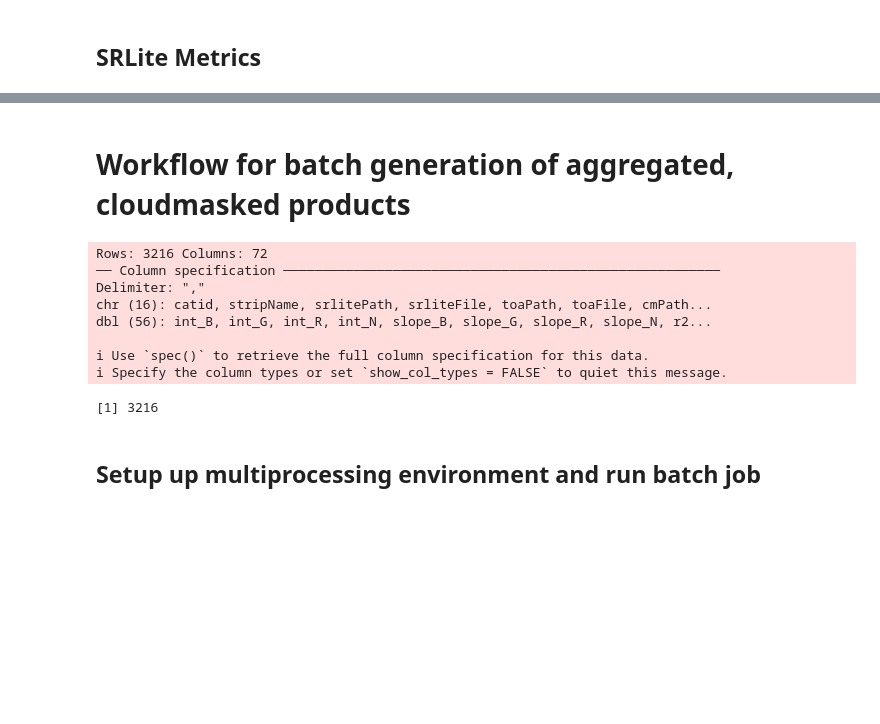
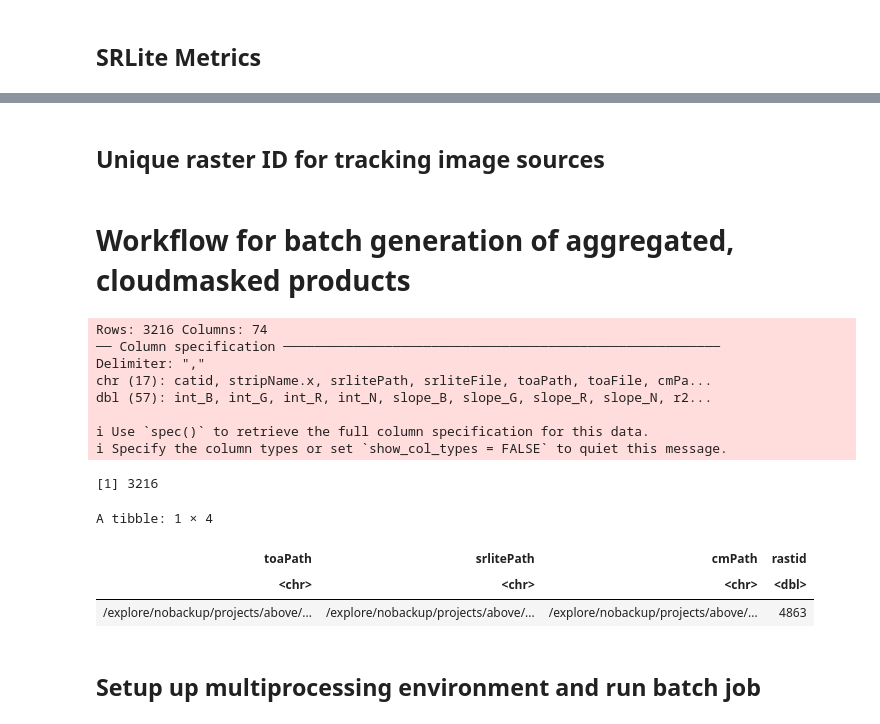
Before and after one commit to nasa-nccs-hpda/above-shrubs, a Jupyter notebook: notebooks/aggregate_and_cloudmask_workflow_R.ipynb, the cells around one changed output, grey strips where cells are left out. Saved outputs shown, nothing was run; the diff lists cells and outputs as text; code cells hidden in the pictures; blank space fills up the shorter version.

Commit message:
nga footprint subset and filter

```diff
--- a/notebooks/aggregate_and_cloudmask_workflow_R.ipynb
+++ b/notebooks/aggregate_and_cloudmask_workflow_R.ipynb
@@ -365,0 +226,2 @@ HTML widgets cannot be represented in plain text (need html)
+# %% [markdown]
+## Unique raster ID for tracking image sources
@@ -403,24 +296,33 @@ agg_and_cloudmask <- function(toaPath, srlitePath, cmPath, templateRaster, resNa
     return(nameBase)
     }
 # %%
-dir_create(path(srliteBase, 'toa/agg100m_cm'))
-dir_create(path(srliteBase, 'srlite/agg100m_cm'))
-dir_create(path(srliteBase, 'toa/agg010m_cm'))
+# dir_create(path(srliteBase, 'toa/agg100m_cm'))
+# dir_create(path(srliteBase, 'srlite/agg100m_cm'))
+dir_create(path(srliteBase,    'toa/agg010m_cm'))
 dir_create(path(srliteBase, 'srlite/agg010m_cm'))
+dir_create(path(srliteBase, 'rastid/agg010m_cm'))
 
-srlite_unique_joined_matched_wMetrics <- read_csv('/explore/nobackup/projects/above/misc/ABoVE_Shrubs/footprints/srlite_unique_x_toa_cm_ccdc_chm_wMetrics_v20231031.csv')
-nrow(srlite_unique_joined_matched_wMetrics)
+srlite_unique_joined_matched_wMetrics_wRastid <- read_csv('/explore/nobackup/projects/above/misc/ABoVE_Shrubs/footprints/srlite_unique_x_toa_cm_ccdc_chm_wMetrics_wRastid_v20231031.csv')
+nrow(srlite_unique_joined_matched_wMetrics_wRastid)
 
-srlite_unique_joined_matched_wMetrics_filt <- srlite_unique_joined_matched_wMetrics %>%
+srlite_unique_joined_matched_wMetrics_wRastid_filt <- srlite_unique_joined_matched_wMetrics_wRastid %>%
 # Error on this catid, cloudmask.tif exists but has filesize zero
 filter(catid != '103001007388B900')
 # %% [output]
-Rows: 3216 Columns: 72
+Rows: 3216 Columns: 74
 ── Column specification ────────────────────────────────────────────────────────
 Delimiter: ","
-chr (16): catid, stripName, srlitePath, srliteFile, toaPath, toaFile, cmPath...
-dbl (56): int_B, int_G, int_R, int_N, slope_B, slope_G, slope_R, slope_N, r2...
+chr (17): catid, stripName.x, srlitePath, srliteFile, toaPath, toaFile, cmPa...
+dbl (57): int_B, int_G, int_R, int_N, slope_B, slope_G, slope_R, slope_N, r2...
 
 ℹ Use `spec()` to retrieve the full column specification for this data.
 ℹ Specify the column types or set `show_col_types = FALSE` to quiet this message.
 [1] 3216
+# %%
+test <- srlite_unique_joined_matched_wMetrics_wRastid_filt %>% select(toaPath, srlitePath, cmPath, rastid) %>% slice_sample(n=1)
+test
+# %% [output]
+A tibble: 1 × 4
+| toaPath | srlitePath | cmPath | rastid |
+| <chr> | <chr> | <chr> | <dbl> |
+| /explore/nobackup/projects/above/... | /explore/nobackup/projects/above/... | /explore/nobackup/projects/above/... | 4863 |
```
Also changed, not shown: parts of 17 cells of this notebook, 1 other file.
